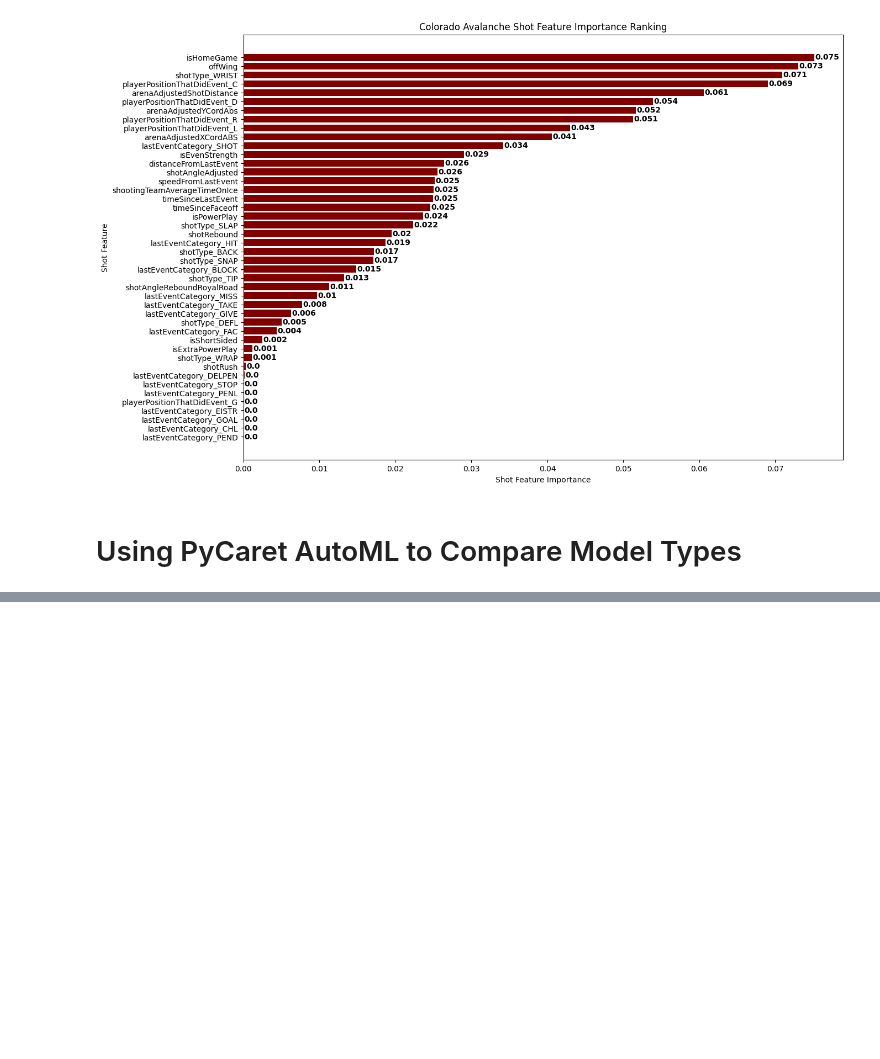
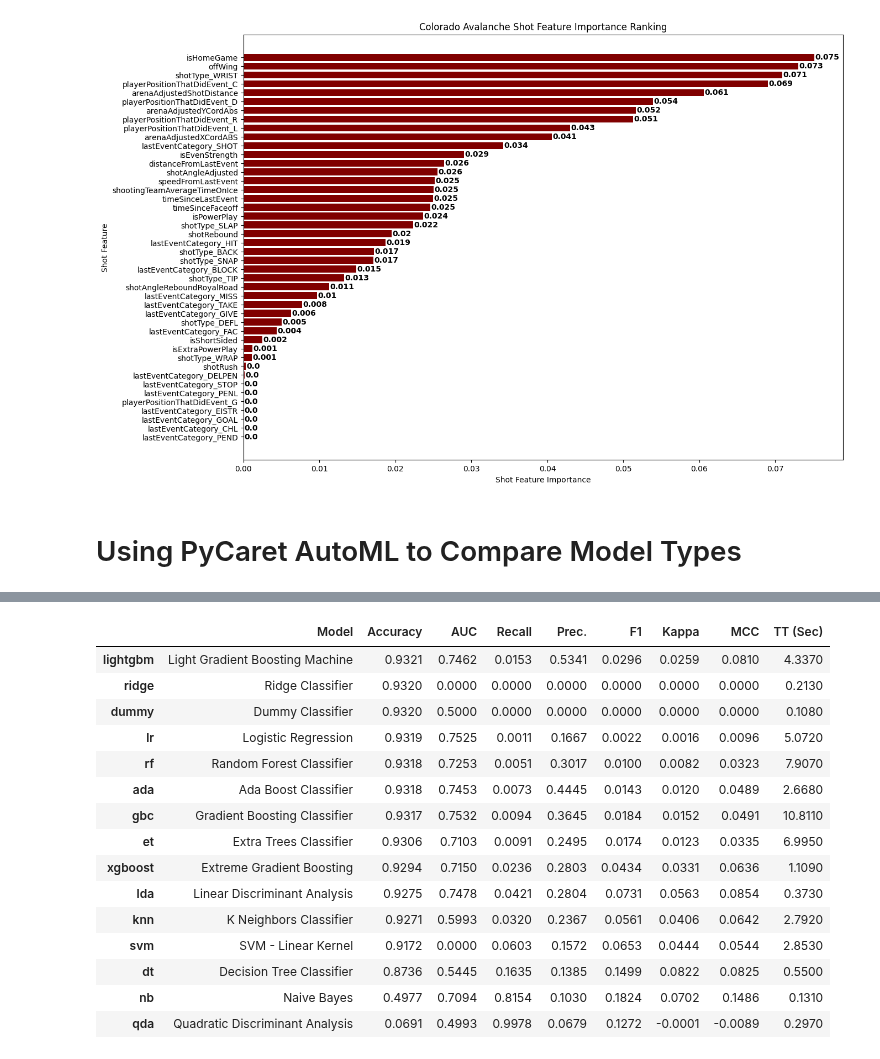
Before and after one commit to LonnyCox55/MSDS696_NHLExpectedGoalPrediction, a Jupyter notebook: main.ipynb, the cells around one changed output, grey strips where cells are left out. Cells and saved outputs as stored; diff of their text form; code cells hidden in the pictures; blank space fills up the shorter version.

```diff
--- a/main.ipynb
+++ b/main.ipynb
@@ -401,0 +462,3 @@ Successfully installed category-encoders-2.6.3 dash-2.16.1 dash-core-components-
+# %%
+pycc_top_model = pycc.compare_models()
+# %% [output]
@@ -401,0 +466,16 @@ Successfully installed category-encoders-2.6.3 dash-2.16.1 dash-core-components-
+|  | Model | Accuracy | AUC | Recall | Prec. | F1 | Kappa | MCC | TT (Sec) |
+| lightgbm | Light Gradient Boosting Machine | 0.9321 | 0.7462 | 0.0153 | 0.5341 | 0.0296 | 0.0259 | 0.0810 | 4.3370 |
+| ridge | Ridge Classifier | 0.9320 | 0.0000 | 0.0000 | 0.0000 | 0.0000 | 0.0000 | 0.0000 | 0.2130 |
+| dummy | Dummy Classifier | 0.9320 | 0.5000 | 0.0000 | 0.0000 | 0.0000 | 0.0000 | 0.0000 | 0.1080 |
+| lr | Logistic Regression | 0.9319 | 0.7525 | 0.0011 | 0.1667 | 0.0022 | 0.0016 | 0.0096 | 5.0720 |
+| rf | Random Forest Classifier | 0.9318 | 0.7253 | 0.0051 | 0.3017 | 0.0100 | 0.0082 | 0.0323 | 7.9070 |
+| ada | Ada Boost Classifier | 0.9318 | 0.7453 | 0.0073 | 0.4445 | 0.0143 | 0.0120 | 0.0489 | 2.6680 |
+| gbc | Gradient Boosting Classifier | 0.9317 | 0.7532 | 0.0094 | 0.3645 | 0.0184 | 0.0152 | 0.0491 | 10.8110 |
+| et | Extra Trees Classifier | 0.9306 | 0.7103 | 0.0091 | 0.2495 | 0.0174 | 0.0123 | 0.0335 | 6.9950 |
+| xgboost | Extreme Gradient Boosting | 0.9294 | 0.7150 | 0.0236 | 0.2803 | 0.0434 | 0.0331 | 0.0636 | 1.1090 |
+| lda | Linear Discriminant Analysis | 0.9275 | 0.7478 | 0.0421 | 0.2804 | 0.0731 | 0.0563 | 0.0854 | 0.3730 |
+| knn | K Neighbors Classifier | 0.9271 | 0.5993 | 0.0320 | 0.2367 | 0.0561 | 0.0406 | 0.0642 | 2.7920 |
+| svm | SVM - Linear Kernel | 0.9172 | 0.0000 | 0.0603 | 0.1572 | 0.0653 | 0.0444 | 0.0544 | 2.8530 |
+| dt | Decision Tree Classifier | 0.8736 | 0.5445 | 0.1635 | 0.1385 | 0.1499 | 0.0822 | 0.0825 | 0.5500 |
+| nb | Naive Bayes | 0.4977 | 0.7094 | 0.8154 | 0.1030 | 0.1824 | 0.0702 | 0.1486 | 0.1310 |
+| qda | Quadratic Discriminant Analysis | 0.0691 | 0.4993 | 0.9978 | 0.0679 | 0.1272 | -0.0001 | -0.0089 | 0.2970 |
```
Also changed, not shown: parts of 6 cells of this notebook.
